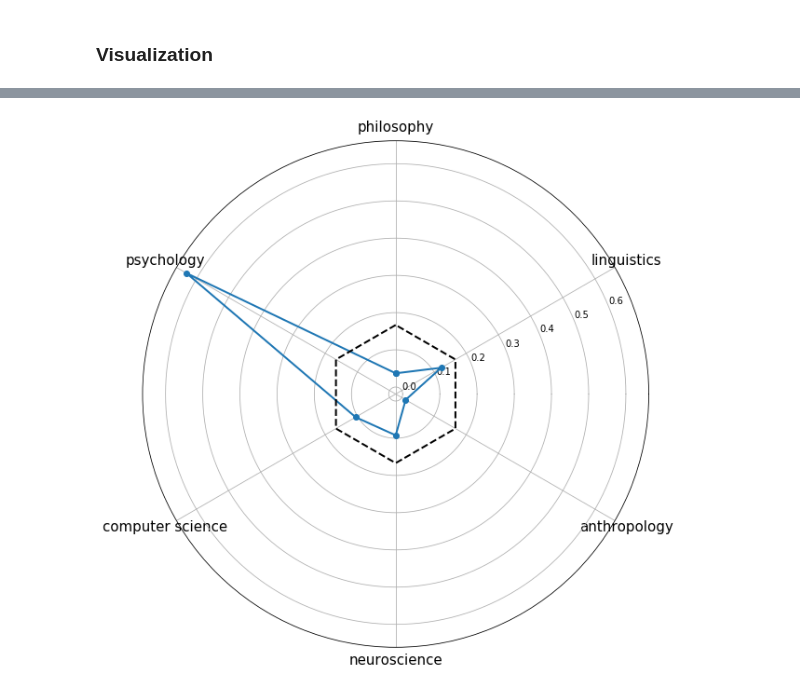
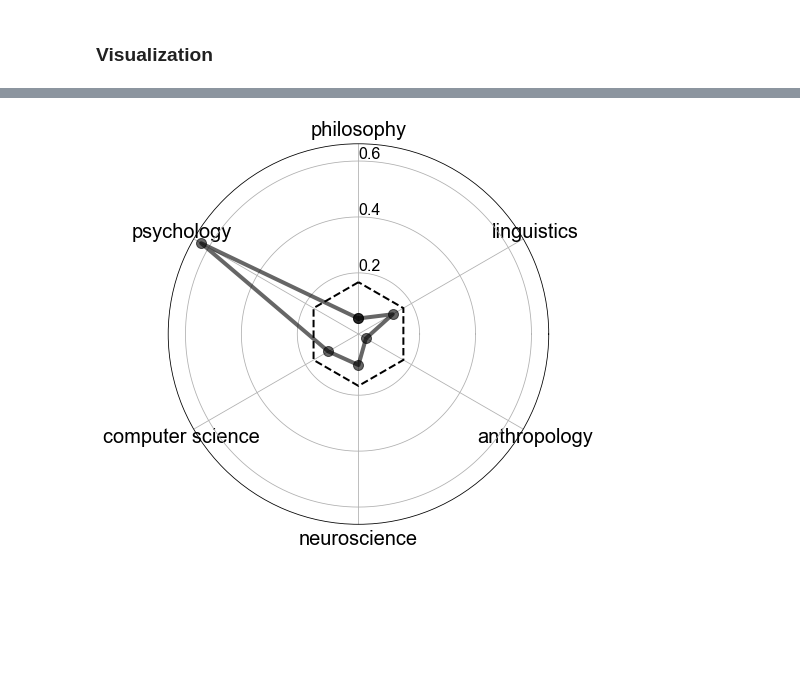
Before and after one commit to rdgao/WH2CogSci, a Jupyter notebook: parsing/JCogSci_hexagon.ipynb, the cells around one changed output, grey strips where cells are left out. Saved outputs shown, nothing was run; the diff lists cells and outputs as text; code cells hidden in the pictures; blank space fills up the shorter version.

```diff
--- a/parsing/JCogSci_hexagon.ipynb
+++ b/parsing/JCogSci_hexagon.ipynb
@@ -159,26 +180,27 @@ plt.title('Sum over all years past %i'%years_after);
 # %%
-# columns_plot = ['anthropology', 'artificial intelligence', 'linguistics',
-#        'neuroscience', 'philosophy', 'psychology', 'computer science', 'cognitive science']
+# columns_plot = ['anthropology', 'artificial intelligence', 'linguistics', 'neuroscience', 'philosophy', 'psychology', 'computer science', 'cognitive science']
 columns_plot = ['philosophy', 'psychology', 'computer science', 'neuroscience','anthropology', 'linguistics']
 
 # get the hexagon
 hex_collapsed = hex_normed.sum()[columns_plot]/hex_normed.sum()[columns_plot].sum()
 
 # create the radial points
 theta = (np.linspace(0, np.pi*2-np.pi*2/len(hex_collapsed), len(hex_collapsed))+np.pi/2.)%(np.pi*2)
 theta_app = np.append(theta, theta[0])
 theta_app
 
 # plot
-fig = plt.figure(figsize=(10,10))
+fig = plt.figure(figsize=(7,7))
 ax = fig.add_subplot(1, 1, 1, polar=True)
-ax.plot(theta_app, np.append(hex_collapsed, hex_collapsed[0]), '-o', lw=2)
+ax.plot(theta_app, np.append(hex_collapsed, hex_collapsed[0]), 'k-o', lw=4, ms=10, alpha=0.6)
 # plot uniform distribution
 ax.plot(theta_app, np.ones(len(theta)+1)/len(theta), 'k--',lw=2)
+ax.set_rticks(np.arange(0.2,0.7,0.2))
+ax.set_rlabel_position(90)
 ax.set_xticks(theta)
-ax.set_xticklabels(hex_collapsed.keys(), fontsize=15);
+ax.set_xticklabels(hex_collapsed.keys(), fontsize=20);
 # %% [output]
-[figure, old version]
+[figure, new version]
 # %%
 ## do hexagon by different years
 columns_plot = ['philosophy', 'psychology', 'computer science', 'neuroscience','anthropology', 'linguistics']
```
Also changed, not shown: parts of 15 cells of this notebook, 4 other files.
